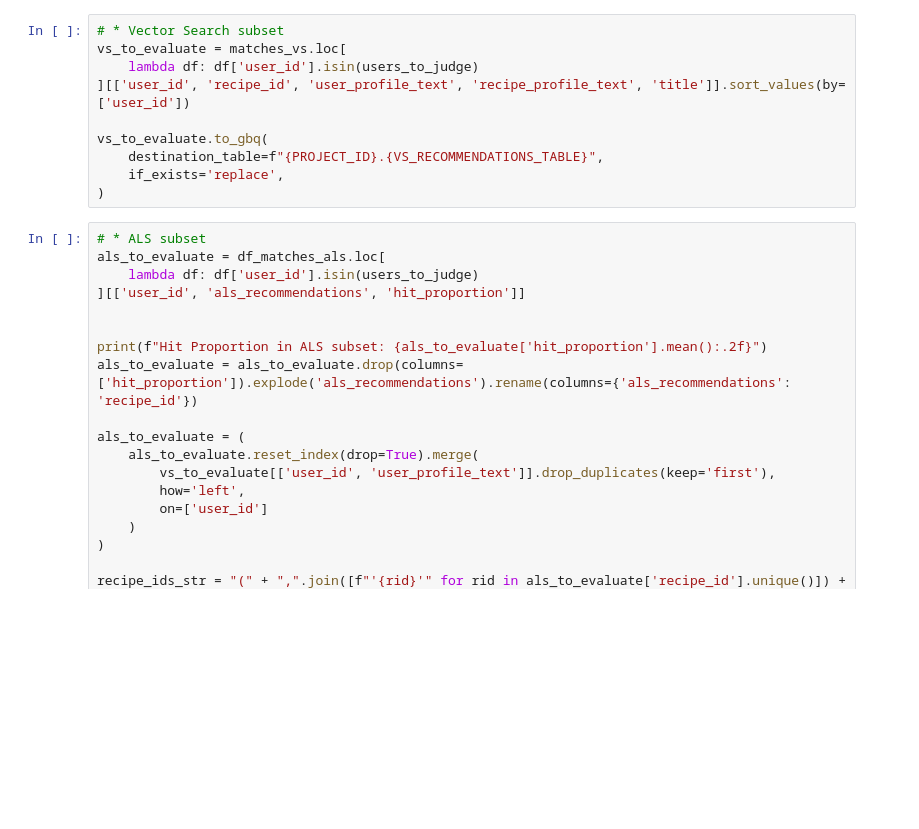
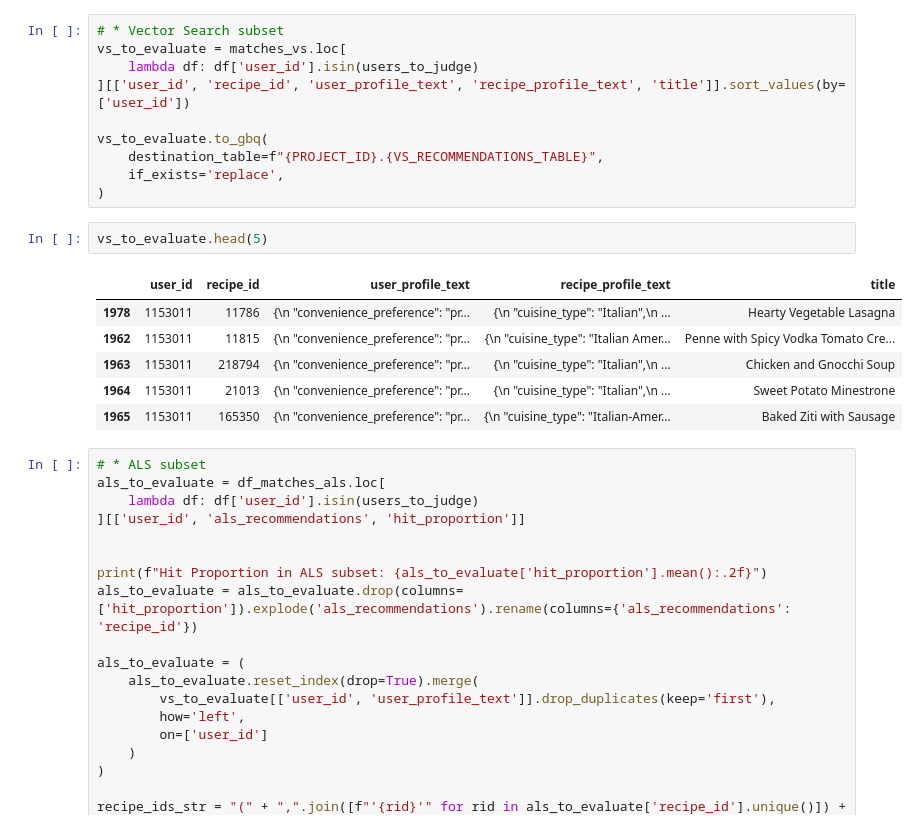
Before and after one commit to jeremy-jmc/kaggle-bigquery-hackaton-2025, a Jupyter notebook: deliverable.ipynb, the cells around one changed output. Saved outputs shown, nothing was run; the diff lists cells and outputs as text; blank space fills up the shorter version.

```diff
--- a/deliverable.ipynb
+++ b/deliverable.ipynb
@@ -1138,6 +1150,15 @@ vs_to_evaluate.to_gbq(
     destination_table=f"{PROJECT_ID}.{VS_RECOMMENDATIONS_TABLE}",
     if_exists='replace',
 )
+# %%
+vs_to_evaluate.head(5)
+# %% [output]
+|  | user_id | recipe_id | user_profile_text | recipe_profile_text | title |
+| 1978 | 1153011 | 11786 | {\n "convenience_preference": "pr... | {\n "cuisine_type": "Italian",\n ... | Hearty Vegetable Lasagna |
+| 1962 | 1153011 | 11815 | {\n "convenience_preference": "pr... | {\n "cuisine_type": "Italian Amer... | Penne with Spicy Vodka Tomato Cre... |
+| 1963 | 1153011 | 218794 | {\n "convenience_preference": "pr... | {\n "cuisine_type": "Italian",\n ... | Chicken and Gnocchi Soup |
+| 1964 | 1153011 | 21013 | {\n "convenience_preference": "pr... | {\n "cuisine_type": "Italian",\n ... | Sweet Potato Minestrone |
+| 1965 | 1153011 | 165350 | {\n "convenience_preference": "pr... | {\n "cuisine_type": "Italian-Amer... | Baked Ziti with Sausage |
 # %%
 # * ALS subset
 als_to_evaluate = df_matches_als.loc[
```
Also changed, not shown: parts of 46 cells of this notebook.
